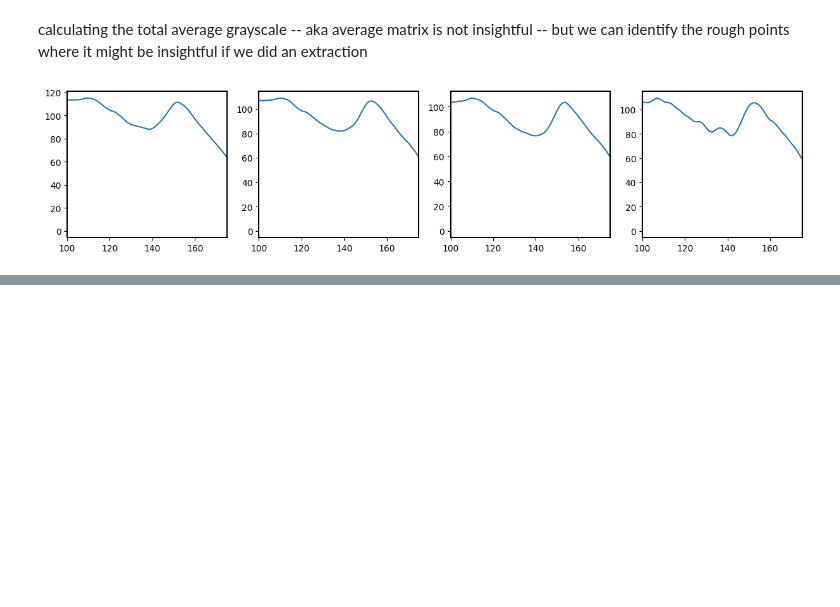
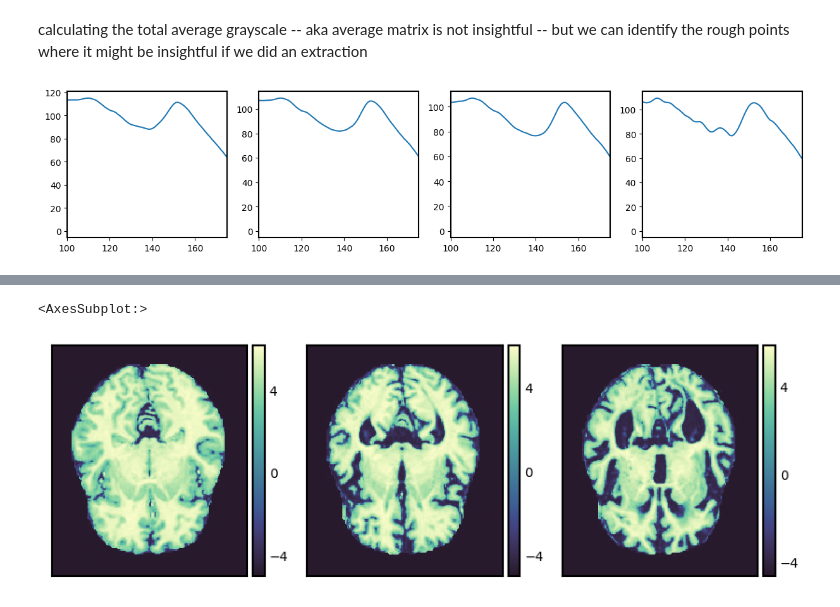
Before and after one commit to Shiraishie/Alzheimer-Detection, a Jupyter notebook: Alzheimer.ipynb, the cells around one changed output, grey strips where cells are left out. Drawn from its saved outputs; the diff is of its cells as text; code cells hidden in the pictures; blank space fills up the shorter version.

```diff
--- a/Alzheimer.ipynb
+++ b/Alzheimer.ipynb
@@ -105,0 +148,21 @@ plt.show()
+# %%
+
+im1 = nonDemented[1]
+im2 = ModerateDemented[1]
+im3 = MildDemented[1]
+cv = chan_vese(im1, mu=0.001, lambda1=1, lambda2=1, tol=1e-3,
+               max_num_iter=200, dt=0.5, init_level_set="checkerboard",
+               extended_output=True)
+cv2 = chan_vese(im2, mu=0.001, lambda1=1, lambda2=1, tol=1e-3,
+               max_num_iter=200, dt=0.5, init_level_set="checkerboard",
+               extended_output=True)
+cv3 = chan_vese(im3, mu=0.001, lambda1=1, lambda2=1, tol=1e-3,
+               max_num_iter=200, dt=0.5, init_level_set="checkerboard",
+               extended_output=True)
+fig, axes = plt.subplots(1,3, figsize = (10,10))
+isns.imshow(cv[1], ax = axes[0])
+isns.imshow(cv2[1], ax = axes[1])
+isns.imshow(cv3[1], ax = axes[2])
+# %% [output]
+<AxesSubplot:>
+[figure, added]
```
Also changed, not shown: parts of 8 cells of this notebook.
